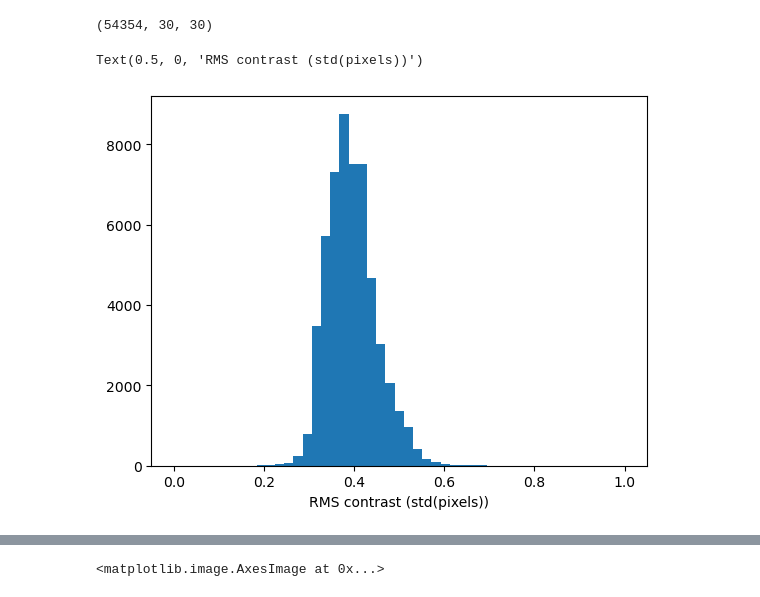
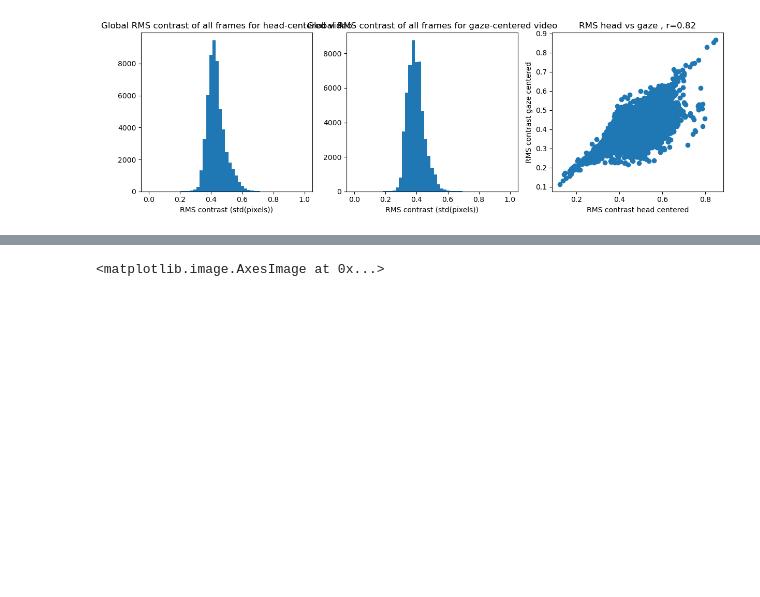
Before and after one commit to BonnenLab/U19-preliminary-data-analysis, a Jupyter notebook: simple-image-stats-mouse.ipynb, the cells around one changed output, grey strips where cells are left out. Drawn from its saved outputs; the diff is of its cells as text; code cells hidden in the pictures; blank space fills up the shorter version.

Commit message:
Updated simple stats to separate pre-processing and operate on gaze centered and head centered stuff

```diff
--- a/simple-image-stats-mouse.ipynb
+++ b/simple-image-stats-mouse.ipynb
@@ -71,4 +27,10 @@ f = h5py.File('data/ModelData_070921_J553RT_fm1_dt050_rawWorldCam_4ds.h5', 'r')
 # %%
-# here are the available variables
-f.keys()
+
+# get both sets of video frames
+frames_gaze_centered = f['model_vid_sm_shift'] # Note: the frames seem to range pixel values from -2 to 2.  This is fairly non-standard
+frames_head_centered = f['model_vid_sm']
+
+# crop and mask with cosine window
+frames_gaze_centered = ip.crop_and_mask(frames_gaze_centered)
+frames_head_centered = ip.crop_and_mask(frames_head_centered)
 # %% [output]
@@ -76,43 +39,49 @@ f.keys()
-# %%
-# we're going to get the video frames that have been rotated
-frames = f['model_vid_sm_shift'] # Note: the frames seem to range pixel values from -2 to 2.  This is fairly non-standard
-
-# mask them with a cosine window and crop them
-masked_and_cropped = []
-
-for img in frames:
-
-    img = img/2 + .5 # setting image range to [0,1],  from [-2,2]
-
-    # create cosine window to mask the image
-    cwin=coswin(img.shape,12,14)
-    masked = cwin*img
-
-    # crop the central square
-    cropped = crop_central_square(masked)
-    masked_and_cropped.append(cropped)
-
-frames = np.stack(masked_and_cropped)
-
-frames.shape
-# %% [output]
-(54354, 30, 30)
 # %%
 #  Let's try calculating global RMS contrast on all frames
 def rms_contrast(img):
     # calculate contrast
     contrast = np.std(img)
     return contrast
 
-rms = []
-for frame in frames:
-    rms.append(rms_contrast(frame))
+# Initialize lists to hold RMS contrast values for different types of video frames.
+rms_head = []
+rms_gaze = []
 
-plt.hist(rms,np.linspace(0,1,50))
-plt.xlabel('RMS contrast (std(pixels))')
+# Calculate RMS contrasts for head-centered frames.
+for frame in frames_head_centered:
+    rms_head.append(rms_contrast(frame))
+
+# Calculate RMS contrasts for gaze-centered frames.
+for frame in frames_gaze_centered:
+    rms_gaze.append(rms_contrast(frame))
+
+# Create a figure with two subplots for dual histograms (1 row, 2 columns).
+fig, axs = plt.subplots(1, 3, figsize=(12, 4))
+
+# Define the bin settings for the histograms.
+bins = np.linspace(0, 1, 50)
+
+# Plot histogram for head-centered frames.
+axs[0].hist(rms_head, bins)
+axs[0].set_xlabel('RMS contrast (std(pixels))')
+axs[0].set_title('Global RMS contrast of all frames for head-centered video')
+
+# Plot histogram for gaze-centered frames.
+axs[1].hist(rms_gaze, bins)
+axs[1].set_xlabel('RMS contrast (std(pixels))')
+axs[1].set_title('Global RMS contrast of all frames for gaze-centered video')
+
+axs[2].scatter(rms_head,rms_gaze)
+r = np.corrcoef(rms_head,rms_gaze)[0,1]
+axs[2].set_title('RMS head vs gaze , r='+ '%.2f' %r)
+axs[2].set_xlabel('RMS contrast head centered')
+axs[2].set_ylabel('RMS contrast gaze centered')
+
+# Adjust layout and display the plot.
+plt.tight_layout()
+plt.show()
 # %% [output]
-Text(0.5, 0, 'RMS contrast (std(pixels))')
-[figure, old version]
+[figure, new version]
 # %%
 # Let's do girshick orientation counts.  (04/04/24 -- this takes at least 1 min on a fairly high power macbook pro)
 # (see https://www.nature.com/articles/nn.2831 and
```
Also changed, not shown: parts of 10 cells of this notebook, 2 other files.
